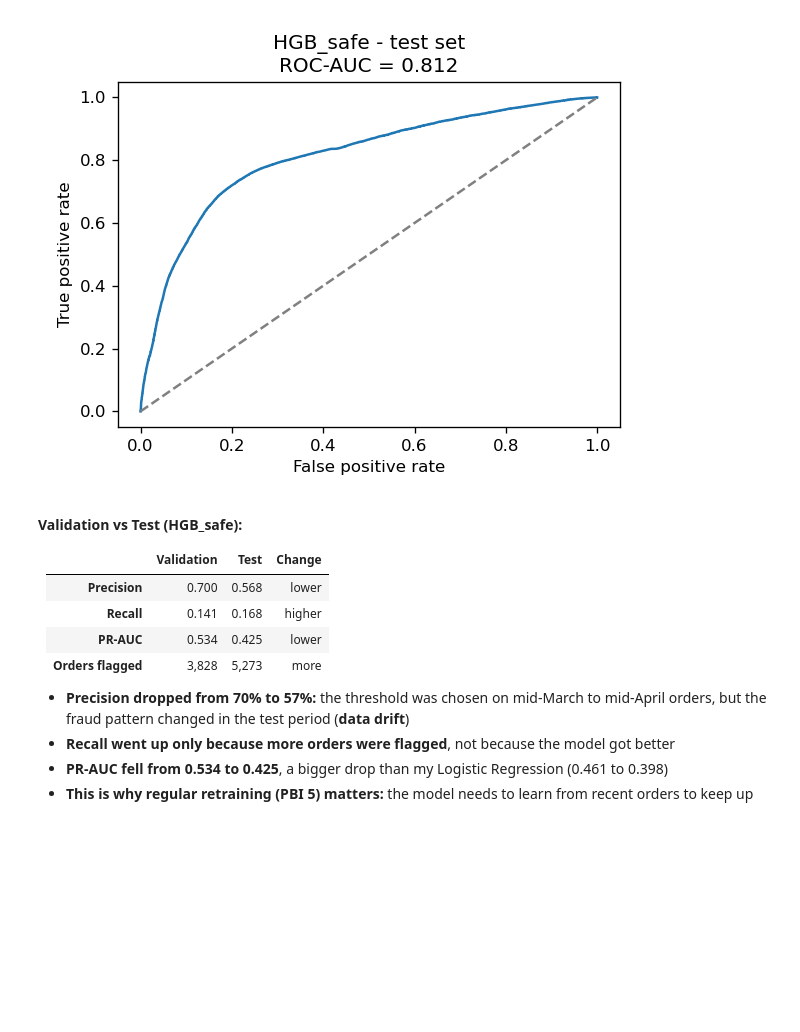
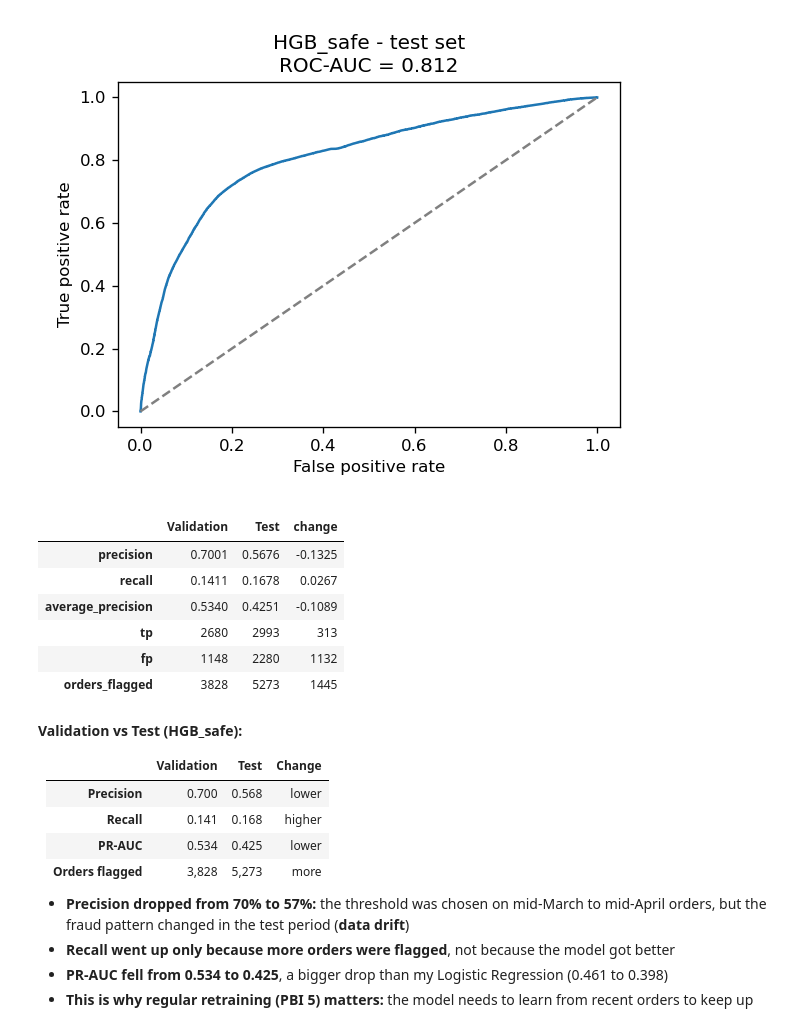
Before and after one commit to ABBYKETING/MLOps_CA1_group5, a Jupyter notebook: notebooks/hgb_yueliang.ipynb, the cells around one changed output. Saved outputs shown, nothing was run; the diff lists cells and outputs as text; code cells hidden in the pictures; blank space fills up the shorter version.

Commit message:
docs: add validation vs test comparison to HGB notebook

```diff
--- a/notebooks/hgb_yueliang.ipynb
+++ b/notebooks/hgb_yueliang.ipynb
@@ -459,6 +459,31 @@ display(Image(plots / "confusion_matrix_test.png"), Image(plots / "precision_rec
 [figure]
 [figure]
 [figure]
+# %%
+# Same model, same threshold: compare validation and test side by side
+X_test, y_test = parts["Test"]
+test_prob = model_safe.predict_proba(X_test)[:, 1]
+
+val_vs_test = pd.DataFrame({
+    "Validation": mu.evaluate(y_val, val_prob, result_safe["threshold"]),
+    "Test": mu.evaluate(y_test, test_prob, result_safe["threshold"]),
+}).loc[["precision", "recall", "average_precision", "tp", "fp"]]
+val_vs_test.loc["orders_flagged"] = val_vs_test.loc["tp"] + val_vs_test.loc["fp"]
+val_vs_test["change"] = val_vs_test["Test"] - val_vs_test["Validation"]
+
+# show counts as whole numbers and scores with 4 decimals
+shown = val_vs_test.round(4).astype(object)
+for row in ["tp", "fp", "orders_flagged"]:
+    shown.loc[row] = val_vs_test.loc[row].astype(int)
+shown
+# %% [output]
+|  | Validation | Test | change |
+| precision | 0.7001 | 0.5676 | -0.1325 |
+| recall | 0.1411 | 0.1678 | 0.0267 |
+| average_precision | 0.5340 | 0.4251 | -0.1089 |
+| tp | 2680 | 2993 | 313 |
+| fp | 1148 | 2280 | 1132 |
+| orders_flagged | 3828 | 5273 | 1445 |
 # %% [markdown]
 **Validation vs Test (HGB_safe):**
 
```
Also changed, not shown: parts of 4 cells of this notebook.
